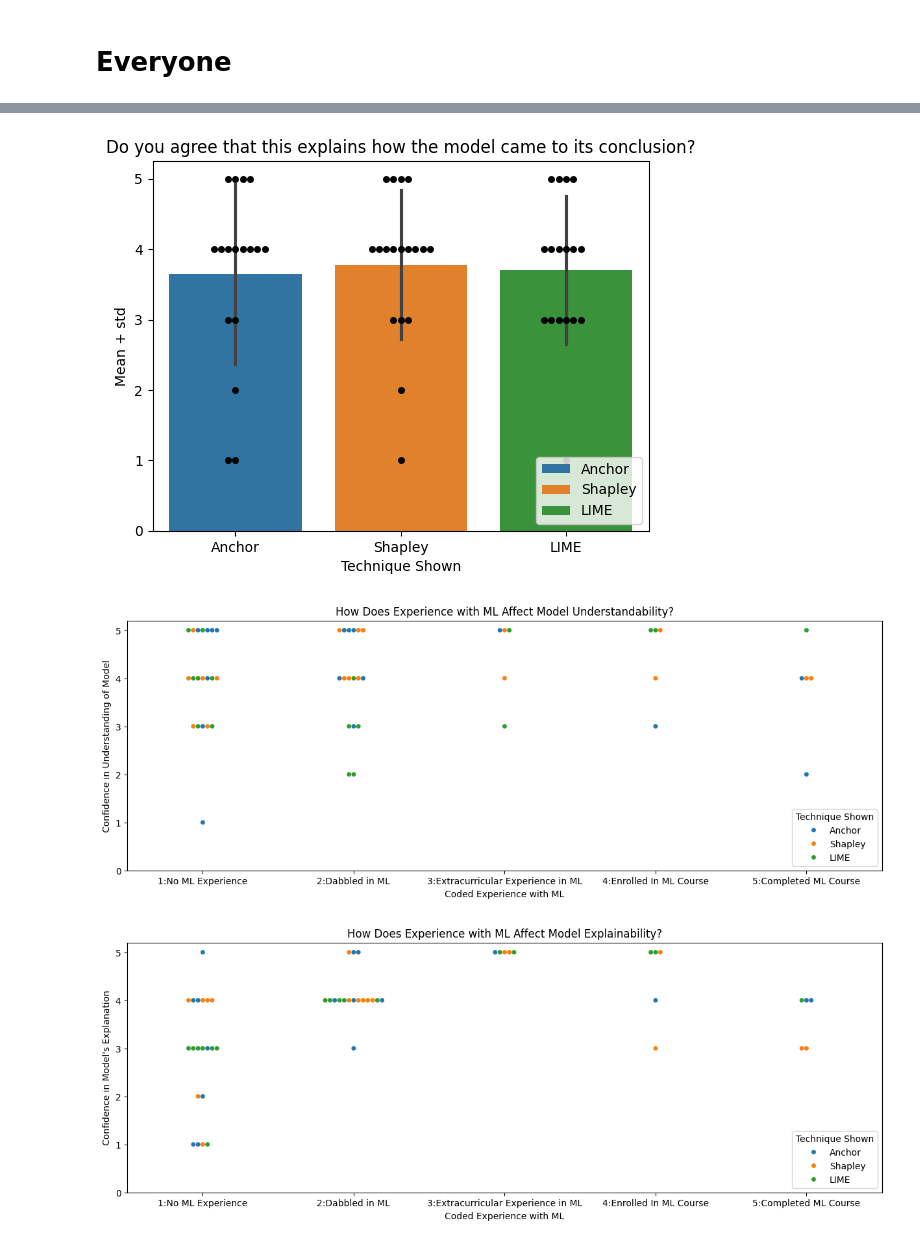
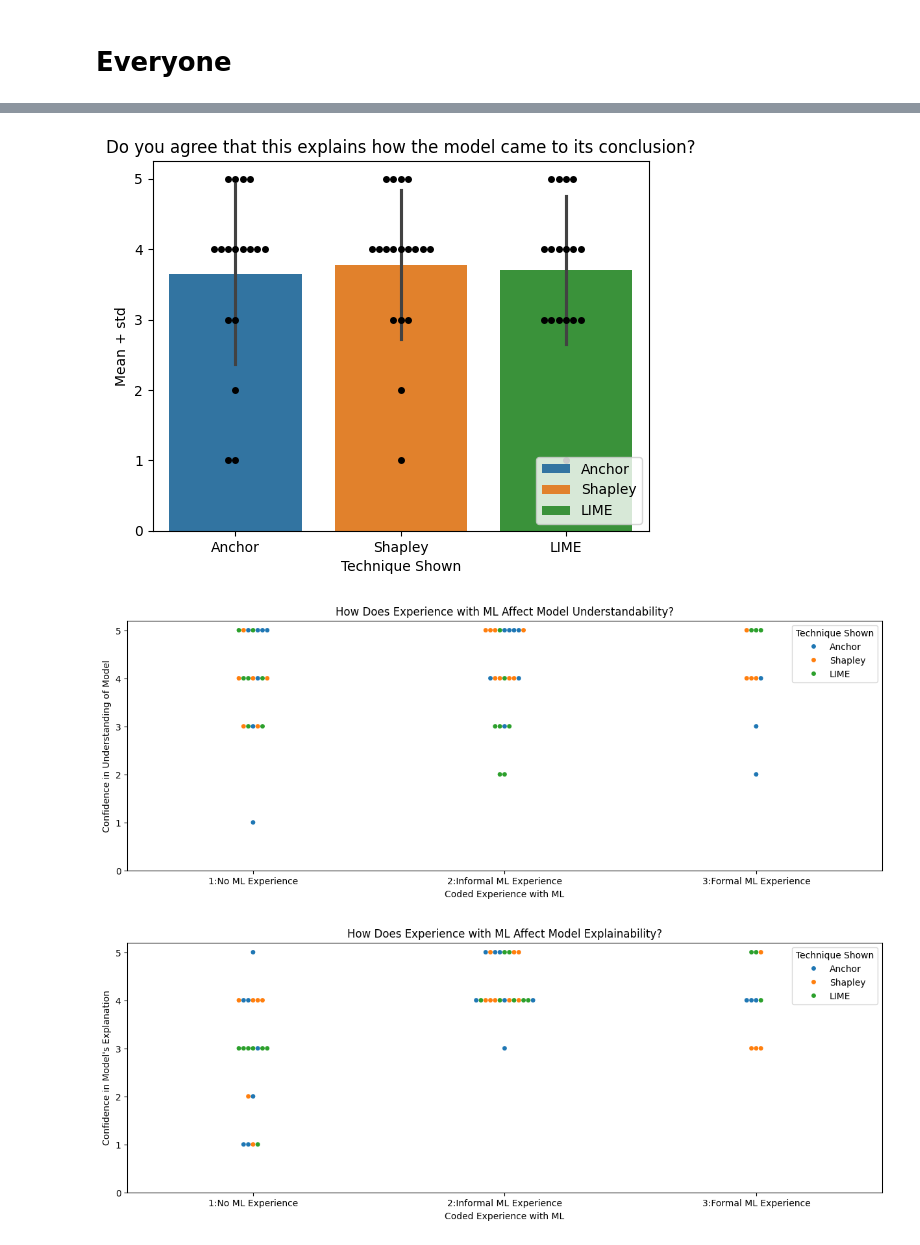
Before and after one commit to cosmcbun/Explainable-Ai-Comps-2024, a Jupyter notebook: MOOC/user study/quant_analysis.ipynb, the cells around one changed output, grey strips where cells are left out. Saved outputs shown, nothing was run; the diff lists cells and outputs as text; code cells hidden in the pictures.

```diff
--- a/MOOC/user study/quant_analysis.ipynb
+++ b/MOOC/user study/quant_analysis.ipynb
@@ -406,19 +438,35 @@ Name: count, dtype: int64
+# %%
+def code_experence_ml_three(experience:str):
+	if "5" in experience:
+		return "3:Formal ML Experience"
+	elif "4" in experience:
+		return "3:Formal ML Experience"
+	elif "3" in experience:
+		return "2:Informal ML Experience"
+	elif "2" in experience:
+		return "2:Informal ML Experience"
+	else:
+		return "1:No ML Experience"
 # %%
 # show that less knolwedgable people prefer anchor, more knowledgeable people prefer SHAP
 # remake basic graphs on all examples
 
 
 total_sample = pd.concat([sample_b, sample_c, sample_d, sample_f, sample_g])
 # get new indexes for the total sample
 total_sample.reset_index(drop=True, inplace=True)
+
+
+total_sample["Coded Experience with ML"] = total_sample["Coded Experience with ML"].apply(code_experence_ml_three)
+
 condition = "Sample All"
 
 generate_graphs(
 	data = total_sample,
 	condition = condition
 )
 # %% [output]
 [figure]
 [figure]
-[figure, old version]
+[figure, new version]
-[figure, old version]
+[figure, new version]
```
Also changed, not shown: parts of 3 cells of this notebook, 2 other files.
